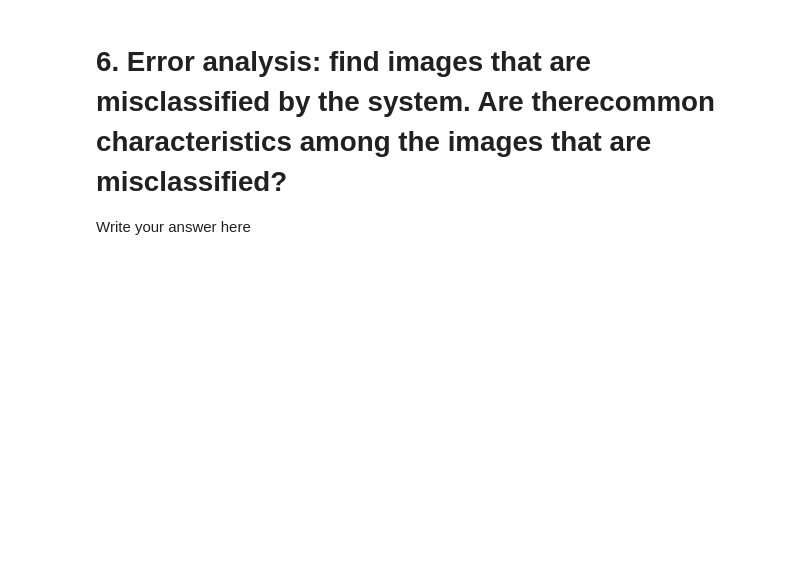
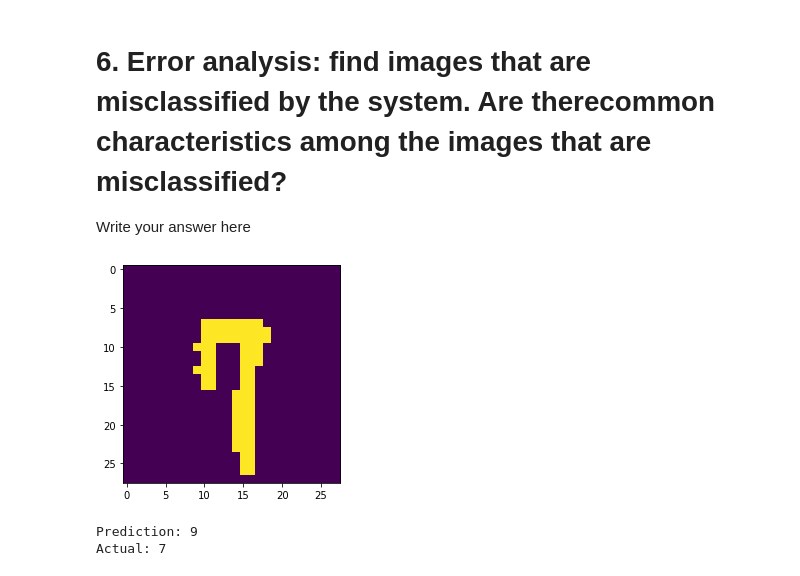
Before and after one commit to kriskruse/Signals_data_assignment1, a Jupyter notebook: Assignment1.ipynb, the cells around one changed output. Saved outputs shown, nothing was run; the diff lists cells and outputs as text; code cells hidden in the pictures; blank space fills up the shorter version.

```diff
--- a/Assignment1.ipynb
+++ b/Assignment1.ipynb
@@ -288,3 +361,19 @@ Write your explanation here
 # %% [markdown]
 # 6. Error analysis: find images that are misclassified by the system.  Are therecommon characteristics among the images that are misclassified?
 Write your answer here
+# %%
+missedX = Xtrain[ytrain != ytrain_hat]
+missedy = ytrain[ytrain != ytrain_hat]
+missedy_hat = ytrain_hat[ytrain != ytrain_hat]
+
+def show_errors(i):
+    plt.imshow(missedX[i].reshape((28,28)))
+    plt.show()
+    print(f"Prediction: {missedy_hat[i]}")
+    print(f"Actual: {missedy[i]}")
+
+show_errors(4)
+# %% [output]
+[figure, added]
+Prediction: 9
+Actual: 7
```
Also changed, not shown: parts of 7 cells of this notebook.
